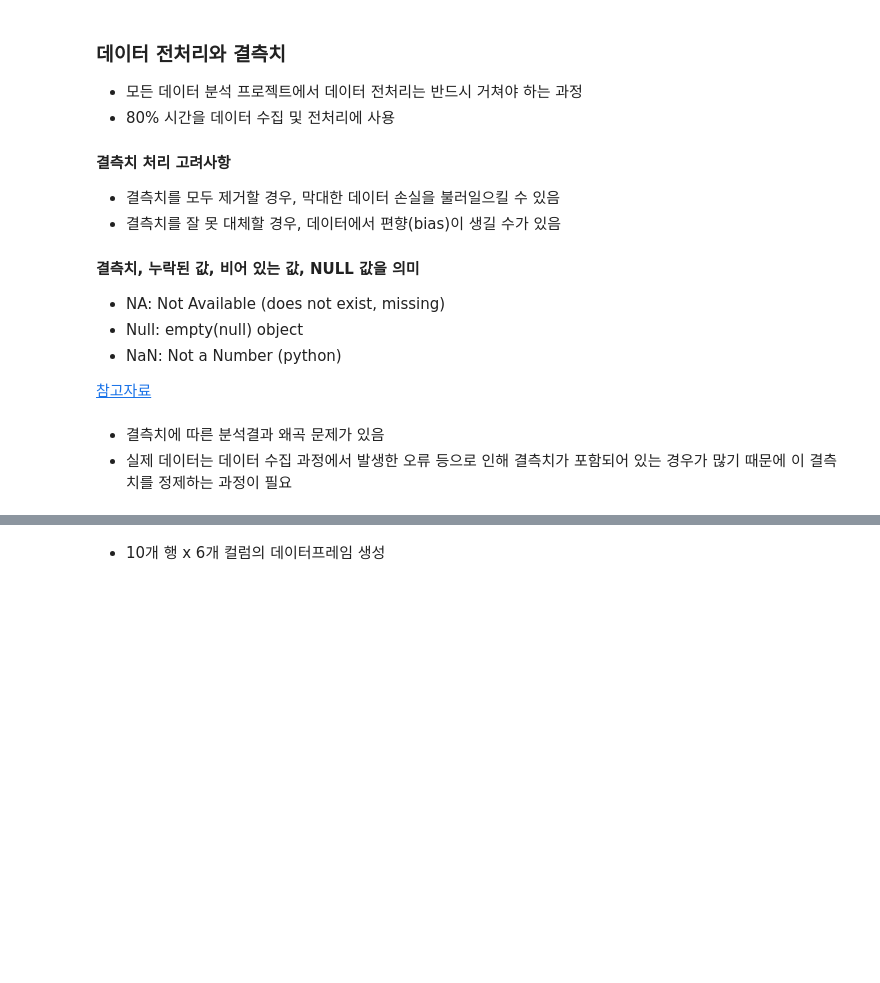
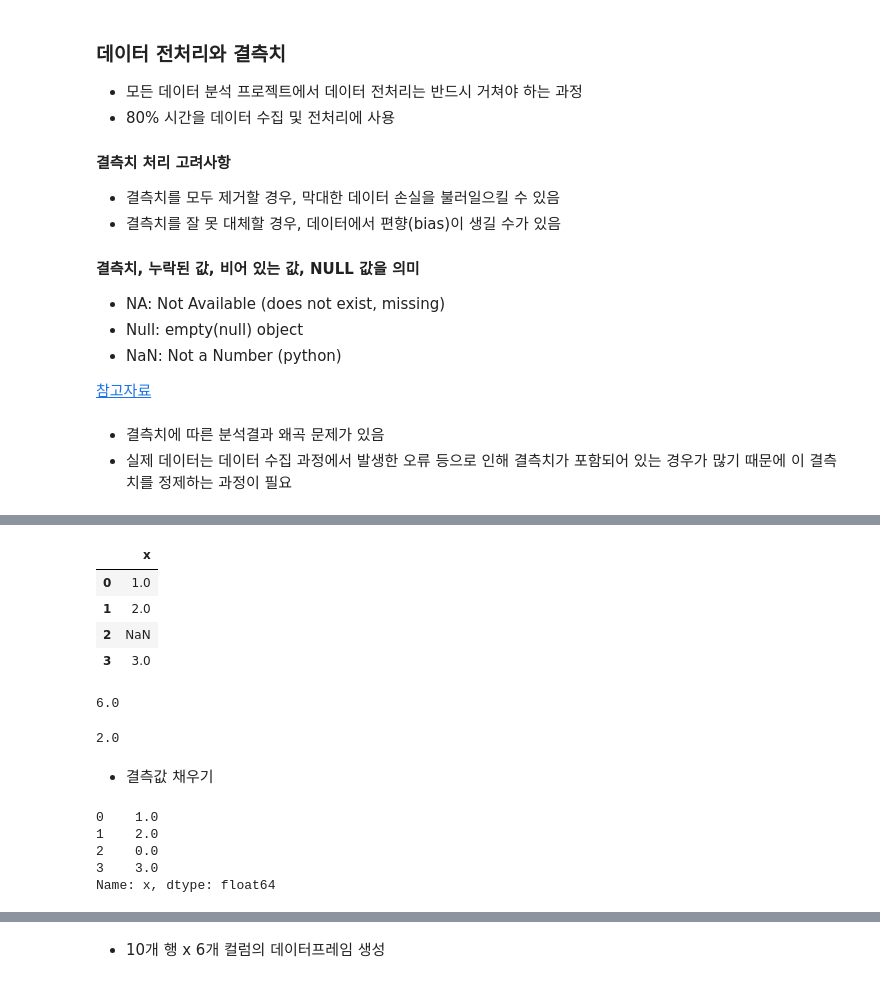
Before and after one commit to iceman67/-Python, a Jupyter notebook: missing_data.ipynb, the cells around one changed output, grey strips where cells are left out. Saved outputs shown, nothing was run; the diff lists cells and outputs as text; code cells hidden in the pictures; blank space fills up the shorter version.

```diff
--- a/missing_data.ipynb
+++ b/missing_data.ipynb
@@ -26,0 +85,18 @@ import numpy as np
+# %%
+df
+# %% [output]
+|  | x |
+| 0 | 1.0 |
+| 1 | 2.0 |
+| 2 | NaN |
+| 3 | 3.0 |
+# %%
+df['x'].sum()
+# %% [output]
+6.0
+# %%
+df['x'].mean()
+# %% [output]
+2.0
+# %% [markdown]
+* 결측값 채우기
@@ -26,0 +105,8 @@ import numpy as np
+# %%
+df['x'].fillna(0)
+# %% [output]
+0    1.0
+1    2.0
+2    0.0
+3    3.0
+Name: x, dtype: float64
```
Also changed, not shown: parts of 50 cells of this notebook.
